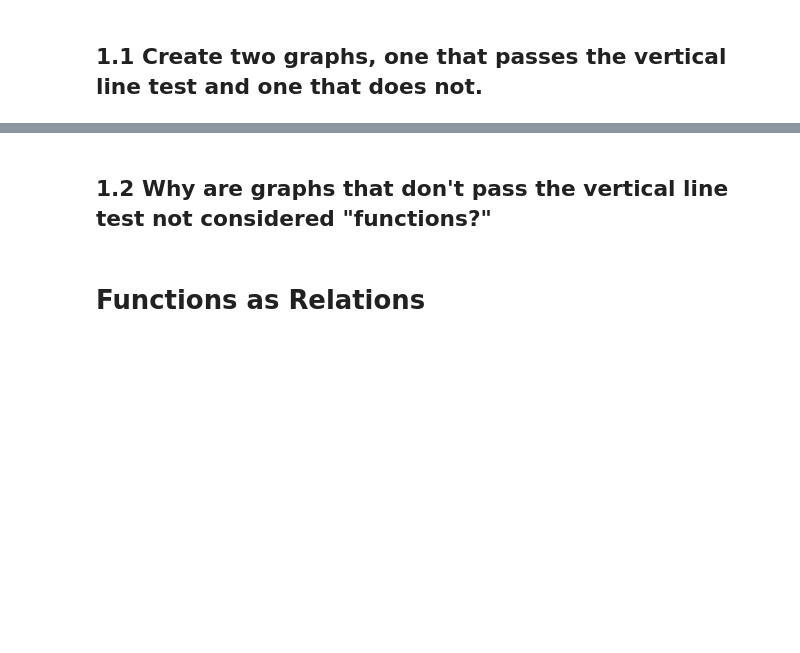
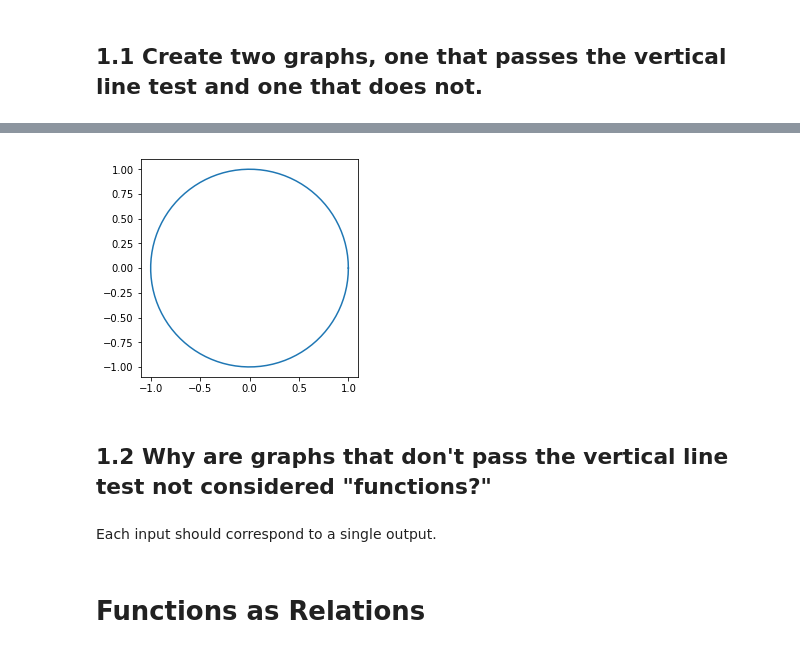
Before and after one commit to bloominstituteoftechnology/DS-Unit-1-Sprint-4-Linear-Algebra, a Jupyter notebook: module3-dimensionality-reduction/High Dimensional Data Assignment.ipynb, the cells around one changed output, grey strips where cells are left out. Saved outputs shown, nothing was run; the diff lists cells and outputs as text; code cells hidden in the pictures; blank space fills up the shorter version.

```diff
--- a/module3-dimensionality-reduction/High Dimensional Data Assignment.ipynb
+++ b/module3-dimensionality-reduction/High Dimensional Data Assignment.ipynb
@@ -5,5 +18,21 @@
+# %%
+theta = np.linspace(0, 2*np.pi, 100)
+
+r = 1
+
+x1 = r*np.cos(theta)
+x2 = r*np.sin(theta)
+
+fig, ax = plt.subplots(1)
+ax.plot(x1, x2)
+ax.set_aspect(1)
+plt.show()
+# %% [output]
+[figure, added]
 # %% [markdown]
 ## 1.2 Why are graphs that don't pass the vertical line test not considered "functions?"
+# %% [markdown]
+Each input should correspond to a single output.
 # %% [markdown]
 # Functions as Relations
 # %% [markdown]
```
Also changed, not shown: parts of 17 cells of this notebook.
